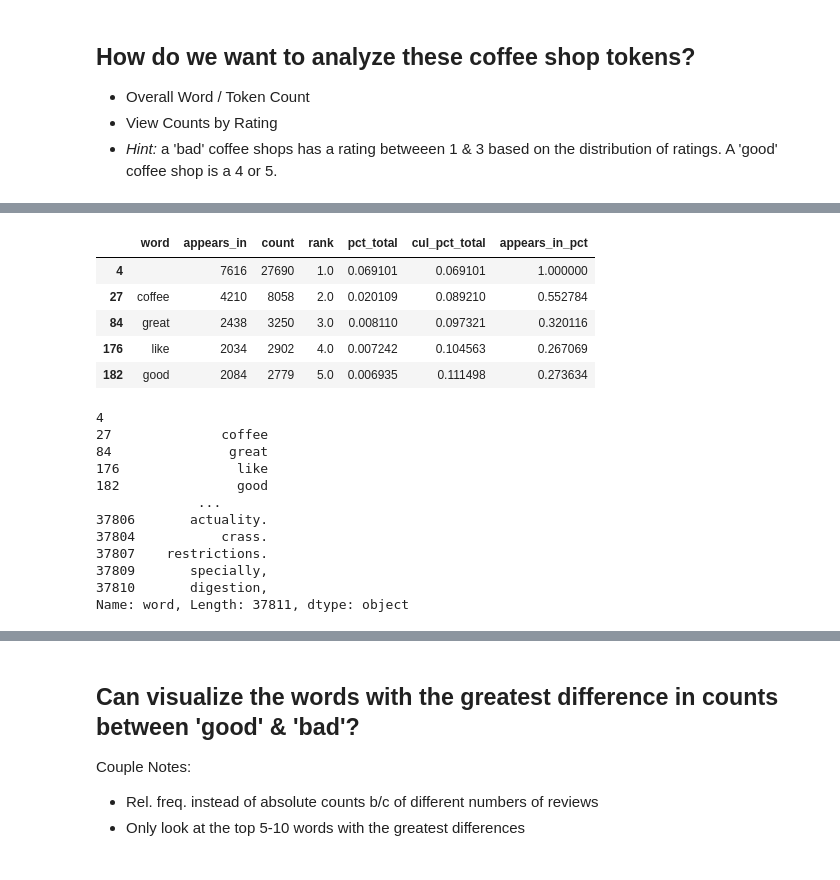
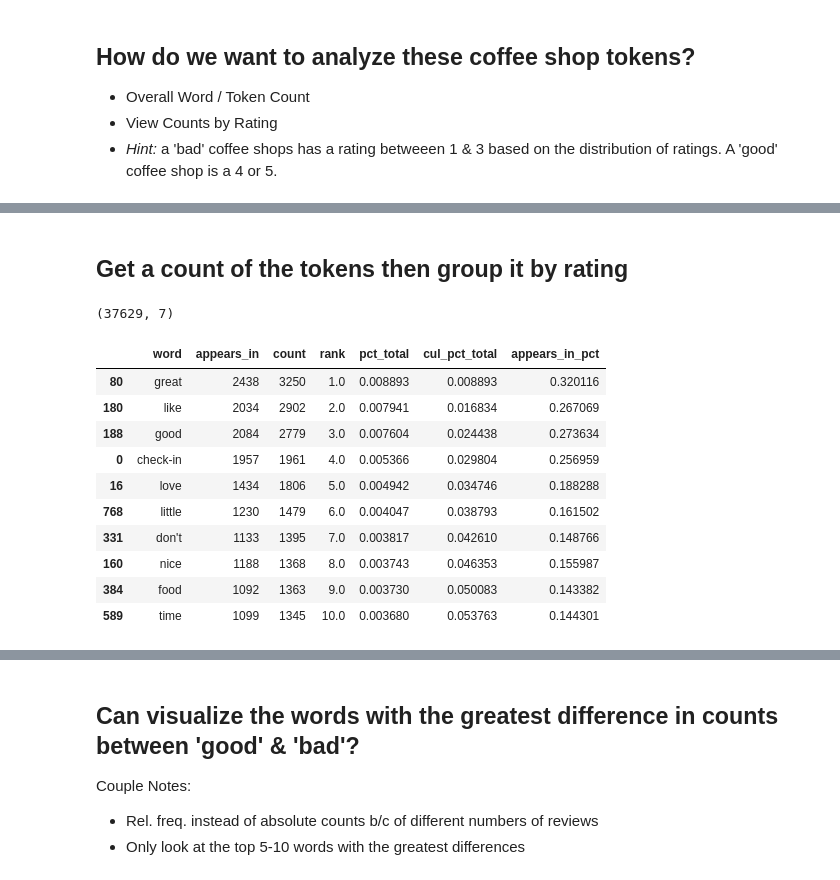
Before and after one commit to SwetaSengupta/DS-Unit-4-Sprint-1-NLP, a Jupyter notebook: module1-text-data/LS_DS_411_Text_Data_Assignment.ipynb, the cells around one changed output, grey strips where cells are left out. Saved outputs shown, nothing was run; the diff lists cells and outputs as text; code cells hidden in the pictures.

```diff
--- a/module1-text-data/LS_DS_411_Text_Data_Assignment.ipynb
+++ b/module1-text-data/LS_DS_411_Text_Data_Assignment.ipynb
@@ -294,25 +183,59 @@ shops['tokens'] = tokens
+# %% [markdown]
+## Get a count of the tokens then group it by rating
+# %%
+def count(docs):
+    '''This function takes a list of tokenized documents as input and returns
+    a dataframe with frequency counts of words in the document set.
+
+    # Arguments
+        docs: list, tokenized list of documents
+
+    # Returns
+        wc: dataframe,
+    '''
+
+    word_counts = Counter()
+    appears_in = Counter()
+
+    total_docs = len(docs)
+
+    for doc in docs:
+        word_counts.update(doc)
+        appears_in.update(set(doc))
+
+    temp = zip(word_counts.keys(), word_counts.values())
+
+    wc = pd.DataFrame(temp, columns = ['word', 'count'])
+
+    wc['rank'] = wc['count'].rank(method='first', ascending=False)
+    total = wc['count'].sum()
+
+    wc['pct_total'] = wc['count'].apply(lambda x: x / total)
+
+    wc = wc.sort_values(by='rank')
+    wc['cul_pct_total'] = wc['pct_total'].cumsum()
+
+    t2 = zip(appears_in.keys(), appears_in.values())
+    ac = pd.DataFrame(t2, columns=['word', 'appears_in'])
+    wc = ac.merge(wc, on='word')
+
+    wc['appears_in_pct'] = wc['appears_in'].apply(lambda x: x / total_docs)
+
+    return wc.sort_values(by='rank')
 # %%
-wc = count(shops['tokens'])
-wc.head()
+wc = count(shops['spaCy_tokens'])
+print(wc.shape)
+wc.head(10)
 # %% [output]
+(37629, 7)
 |  | word | appears_in | count | rank | pct_total | cul_pct_total | appears_in_pct |
-| 4 |  | 7616 | 27690 | 1.0 | 0.069101 | 0.069101 | 1.000000 |
-| 27 | coffee | 4210 | 8058 | 2.0 | 0.020109 | 0.089210 | 0.552784 |
-| 84 | great | 2438 | 3250 | 3.0 | 0.008110 | 0.097321 | 0.320116 |
-| 176 | like | 2034 | 2902 | 4.0 | 0.007242 | 0.104563 | 0.267069 |
-| 182 | good | 2084 | 2779 | 5.0 | 0.006935 | 0.111498 | 0.273634 |
+| 80 | great | 2438 | 3250 | 1.0 | 0.008893 | 0.008893 | 0.320116 |
+| 180 | like | 2034 | 2902 | 2.0 | 0.007941 | 0.016834 | 0.267069 |
+| 188 | good | 2084 | 2779 | 3.0 | 0.007604 | 0.024438 | 0.273634 |
+| 0 | check-in | 1957 | 1961 | 4.0 | 0.005366 | 0.029804 | 0.256959 |
+| 16 | love | 1434 | 1806 | 5.0 | 0.004942 | 0.034746 | 0.188288 |
+| 768 | little | 1230 | 1479 | 6.0 | 0.004047 | 0.038793 | 0.161502 |
+| 331 | don't | 1133 | 1395 | 7.0 | 0.003817 | 0.042610 | 0.148766 |
+| 160 | nice | 1188 | 1368 | 8.0 | 0.003743 | 0.046353 | 0.155987 |
+| 384 | food | 1092 | 1363 | 9.0 | 0.003730 | 0.050083 | 0.143382 |
+| 589 | time | 1099 | 1345 | 10.0 | 0.003680 | 0.053763 | 0.144301 |
-# %%
-wc['word']
-# %% [output]
-4
-27              coffee
-84               great
-176               like
-182               good
-             ...
-37806       actuality.
-37804           crass.
-37807    restrictions.
-37809       specially,
-37810       digestion,
-Name: word, Length: 37811, dtype: object
```
Also changed, not shown: parts of 49 cells of this notebook.
